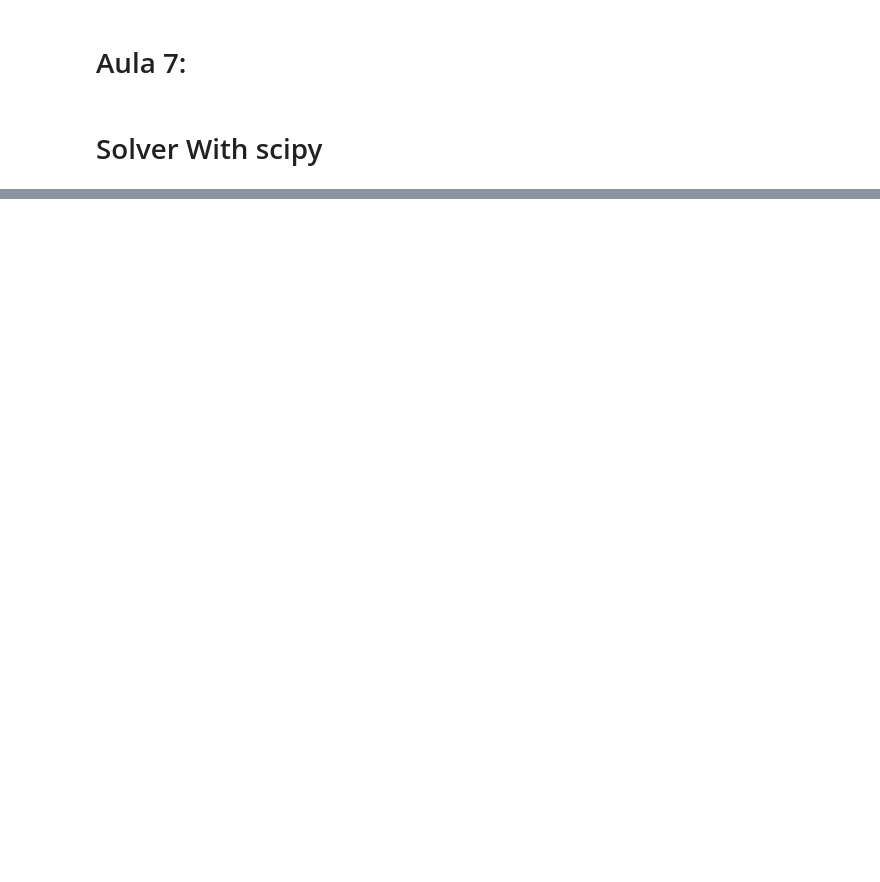
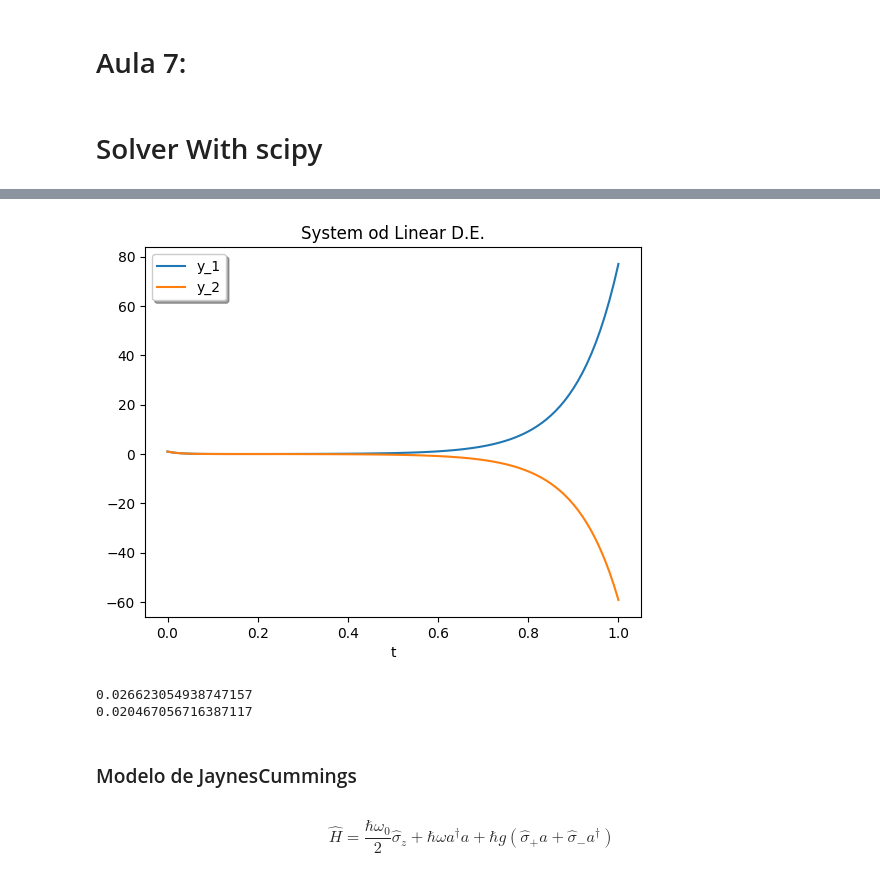
Before and after one commit to GubioGL/Q-BASIC, a Jupyter notebook: Aula_9_Dinamica.ipynb, the cells around one changed output, grey strips where cells are left out. Drawn from its saved outputs; the diff is of its cells as text; code cells hidden in the pictures; blank space fills up the shorter version.

```diff
--- a/Aula_9_Dinamica.ipynb
+++ b/Aula_9_Dinamica.ipynb
@@ -218,0 +364,33 @@ def coerente(N,alpha,metodo ="operador"):
+# %%
+# Resolver o sistema
+solution = solve_ivp(
+    ODE, (t0, tf), y0, args=(M, b),
+    t_eval = np.linspace(t0, tf, 101),
+    method = 'LSODA')
+
+plt.plot(solution.t,solution.y[0])
+plt.plot(solution.t,solution.y[1])
+plt.xlabel('t')
+plt.legend(['y_1', 'y_2'], shadow=True)
+plt.title('System od Linear D.E.')
+plt.show()
+
+# Solução exata
+y_exact_all = np.array([exact_solution(t, t0, y0, M, b) for t in solution.t])
+
+# Erro absoluto
+erro_absoluto = np.mean(np.abs(solution.y[0]- y_exact_all[:,0]))
+print(erro_absoluto)
+
+erro_absoluto = np.mean(np.abs(solution.y[1]- y_exact_all[:,1]))
+print(erro_absoluto)
+# %% [output]
+[figure, added]
+0.026623054938747157
+0.020467056716387117
+# %% [markdown]
+### Modelo de JaynesCummings
+# %% [markdown]
+$$
+\hat{H} = \frac{\hbar \omega_0}{2} \hat{\sigma}_z + \hbar \omega a^\dagger a + \hbar g \left( \hat{\sigma}_+ a + \hat{\sigma}_- a^\dagger \right)
+$$
```
Also changed, not shown: parts of 17 cells of this notebook, 1 other file.
